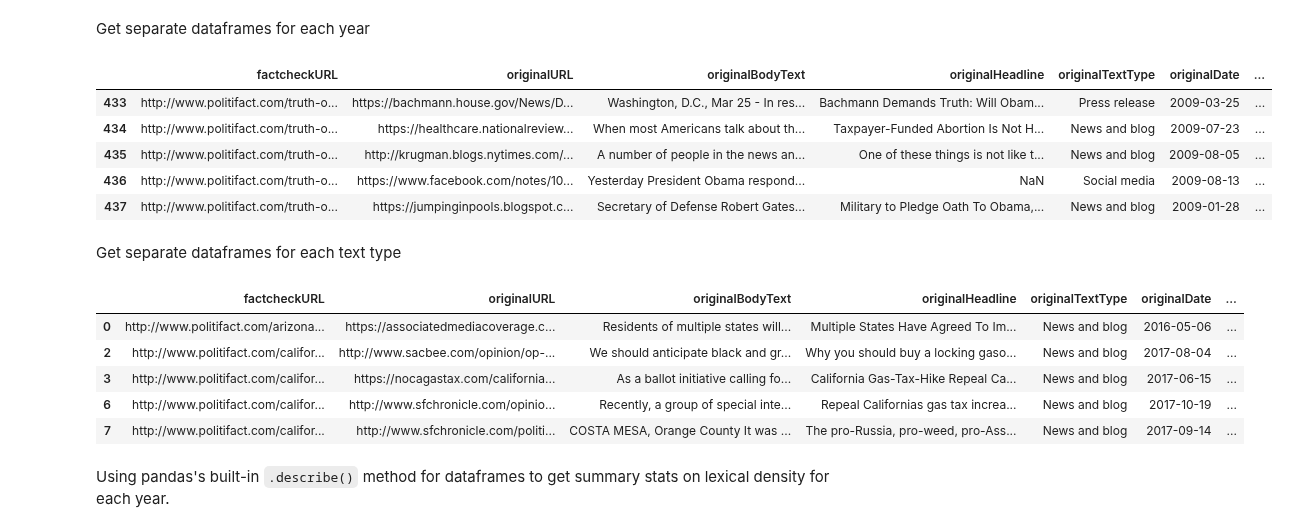
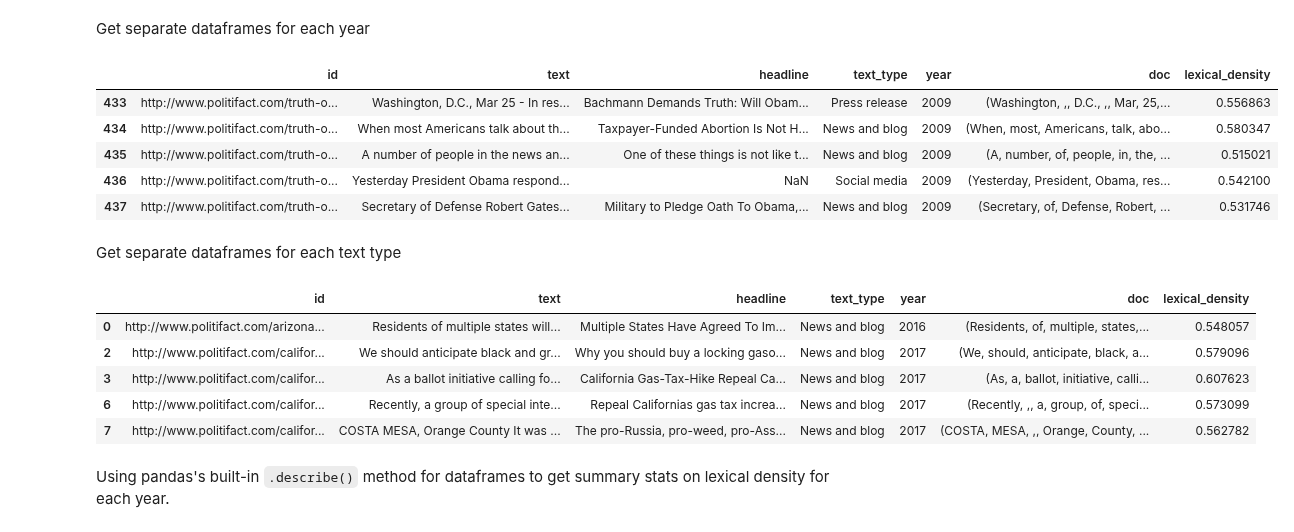
Before and after one commit to sfu-discourse-lab/fake_news_over_time, a Jupyter notebook: lexical_density_analysis.ipynb, the cells around one changed output. Cells and saved outputs as stored; diff of their text form; code cells hidden in the pictures.

```diff
--- a/lexical_density.ipynb
+++ b/lexical_density_analysis.ipynb
@@ -12,12 +6,4 @@ using_dataset = misinfotext_config
 # %%
-dataset_df = pd.read_excel(
-    using_dataset["input_path"],
-    sheet_name=using_dataset["sheet_name"],
-    usecols=using_dataset["usecols"]
-)
-
-# Removing 2007 and 2008 years because little data in them
-dataset_df = dataset_df[~(dataset_df[using_dataset["year_col"]] == 2007) & ~(dataset_df[using_dataset["year_col"]] == 2008)]
-
+dataset_df = load_data()
 dataset_df.head()
 # %% [output]
@@ -34,7 +20,7 @@ Lexical density is calculated by number of lexical words (nouns, verbs, adjectiv
 # %%
 nlp = spacy.load('en_core_web_md')
 # %%
-dataset_df["doc"] = list(nlp.pipe(dataset_df[using_dataset["text_col"]]))
+dataset_df["doc"] = list(nlp.pipe(dataset_df["text"]))
 # %% [markdown]
 We count lexical ("content") words to be proper nouns, nouns, verbs, adjectives, and adverbs.
 
@@ -72,27 +58,27 @@ dataset_df
 # %% [markdown]
 Get separate dataframes for each year
 # %%
-years, years_dfs = get_groups(dataset_df, using_dataset["year_col"])
+years, years_dfs = get_groups(dataset_df, "year")
 years_dfs[0].head()
 # %% [output]
-|  | factcheckURL | originalURL | originalBodyText | originalHeadline | originalTextType | originalDate | ... |
-| 433 | http://www.politifact.com/truth-o... | https://bachmann.house.gov/News/D... | Washington, D.C., Mar 25 - In res... | Bachmann Demands Truth: Will Obam... | Press release | 2009-03-25 | ... |
-| 434 | http://www.politifact.com/truth-o... | https://healthcare.nationalreview... | When most Americans talk about th... | Taxpayer-Funded Abortion Is Not H... | News and blog | 2009-07-23 | ... |
-| 435 | http://www.politifact.com/truth-o... | http://krugman.blogs.nytimes.com/... | A number of people in the news an... | One of these things is not like t... | News and blog | 2009-08-05 | ... |
-| 436 | http://www.politifact.com/truth-o... | https://www.facebook.com/notes/10... | Yesterday President Obama respond... | NaN | Social media | 2009-08-13 | ... |
-| 437 | http://www.politifact.com/truth-o... | https://jumpinginpools.blogspot.c... | Secretary of Defense Robert Gates... | Military to Pledge Oath To Obama,... | News and blog | 2009-01-28 | ... |
+|  | id | text | headline | text_type | year | doc | lexical_density |
+| 433 | http://www.politifact.com/truth-o... | Washington, D.C., Mar 25 - In res... | Bachmann Demands Truth: Will Obam... | Press release | 2009 | (Washington, ,, D.C., ,, Mar, 25,... | 0.556863 |
+| 434 | http://www.politifact.com/truth-o... | When most Americans talk about th... | Taxpayer-Funded Abortion Is Not H... | News and blog | 2009 | (When, most, Americans, talk, abo... | 0.580347 |
+| 435 | http://www.politifact.com/truth-o... | A number of people in the news an... | One of these things is not like t... | News and blog | 2009 | (A, number, of, people, in, the, ... | 0.515021 |
+| 436 | http://www.politifact.com/truth-o... | Yesterday President Obama respond... | NaN | Social media | 2009 | (Yesterday, President, Obama, res... | 0.542100 |
+| 437 | http://www.politifact.com/truth-o... | Secretary of Defense Robert Gates... | Military to Pledge Oath To Obama,... | News and blog | 2009 | (Secretary, of, Defense, Robert, ... | 0.531746 |
 # %% [markdown]
 Get separate dataframes for each text type
 # %%
-types, types_dfs = get_groups(dataset_df, using_dataset["type_col"])
+types, types_dfs = get_groups(dataset_df, "text_type")
 types_dfs[0].head()
 # %% [output]
-|  | factcheckURL | originalURL | originalBodyText | originalHeadline | originalTextType | originalDate | ... |
-| 0 | http://www.politifact.com/arizona... | https://associatedmediacoverage.c... | Residents of multiple states will... | Multiple States Have Agreed To Im... | News and blog | 2016-05-06 | ... |
-| 2 | http://www.politifact.com/califor... | http://www.sacbee.com/opinion/op-... | We should anticipate black and gr... | Why you should buy a locking gaso... | News and blog | 2017-08-04 | ... |
-| 3 | http://www.politifact.com/califor... | https://nocagastax.com/california... | As a ballot initiative calling fo... | California Gas-Tax-Hike Repeal Ca... | News and blog | 2017-06-15 | ... |
-| 6 | http://www.politifact.com/califor... | http://www.sfchronicle.com/opinio... | Recently, a group of special inte... | Repeal Californias gas tax increa... | News and blog | 2017-10-19 | ... |
-| 7 | http://www.politifact.com/califor... | http://www.sfchronicle.com/politi... | COSTA MESA, Orange County It was ... | The pro-Russia, pro-weed, pro-Ass... | News and blog | 2017-09-14 | ... |
+|  | id | text | headline | text_type | year | doc | lexical_density |
+| 0 | http://www.politifact.com/arizona... | Residents of multiple states will... | Multiple States Have Agreed To Im... | News and blog | 2016 | (Residents, of, multiple, states,... | 0.548057 |
+| 2 | http://www.politifact.com/califor... | We should anticipate black and gr... | Why you should buy a locking gaso... | News and blog | 2017 | (We, should, anticipate, black, a... | 0.579096 |
+| 3 | http://www.politifact.com/califor... | As a ballot initiative calling fo... | California Gas-Tax-Hike Repeal Ca... | News and blog | 2017 | (As, a, ballot, initiative, calli... | 0.607623 |
+| 6 | http://www.politifact.com/califor... | Recently, a group of special inte... | Repeal Californias gas tax increa... | News and blog | 2017 | (Recently, ,, a, group, of, speci... | 0.573099 |
+| 7 | http://www.politifact.com/califor... | COSTA MESA, Orange County It was ... | The pro-Russia, pro-weed, pro-Ass... | News and blog | 2017 | (COSTA, MESA, ,, Orange, County, ... | 0.562782 |
 # %% [markdown]
 Using pandas's built-in `.describe()` method for dataframes to get summary stats on lexical density for each year.
 # %%
```
Also changed, not shown: parts of 8 cells of this notebook, 8 other files.
